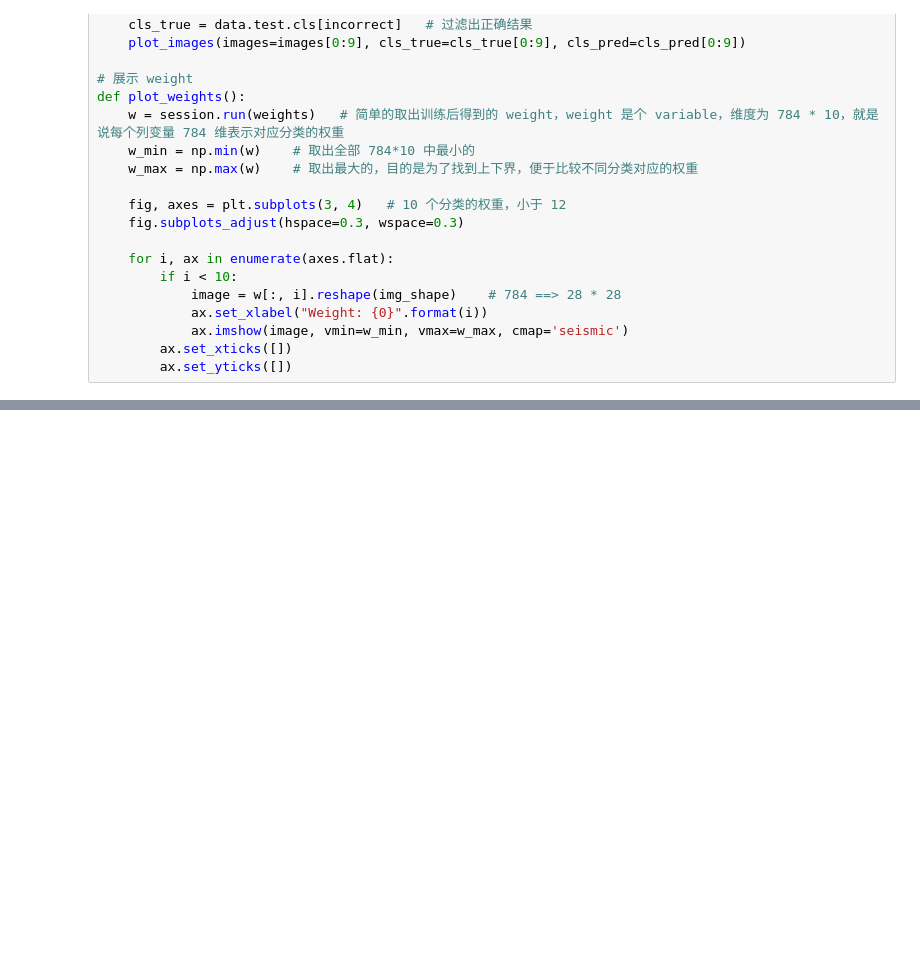
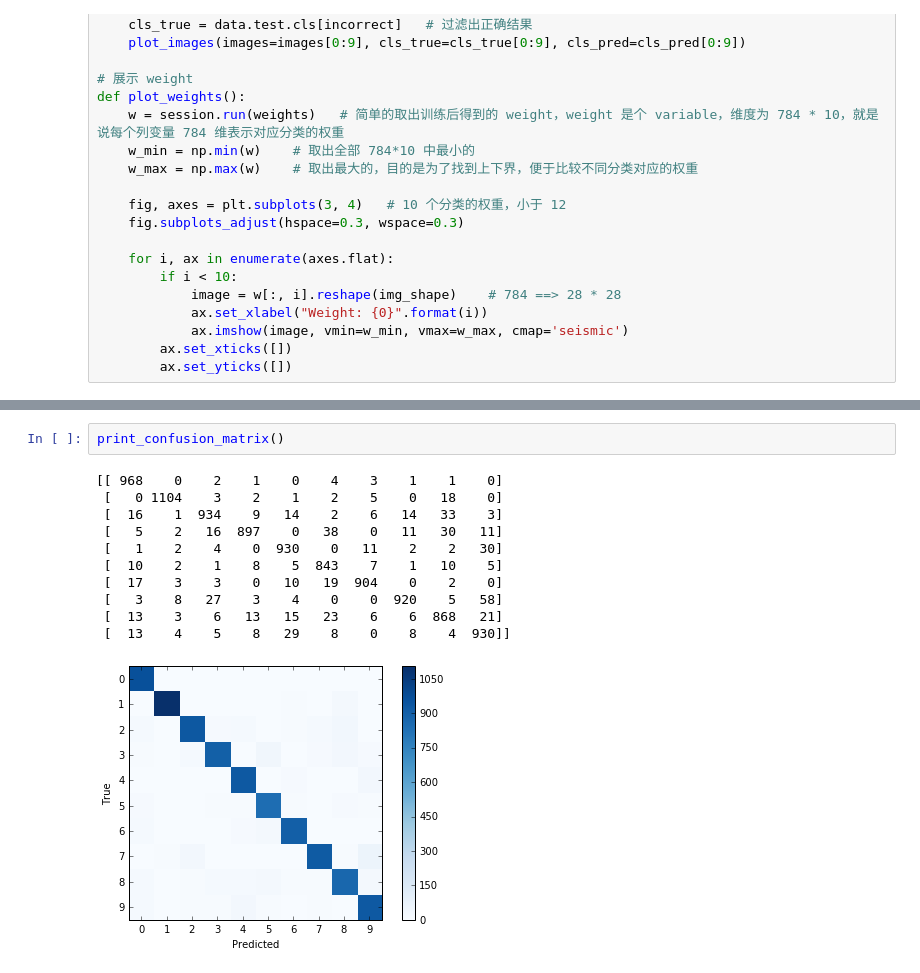
Before and after one commit to ijustloveses/tensorflow_tutorial, a Jupyter notebook: 02_Convolutional_NN.ipynb, the cells around one changed output, grey strips where cells are left out. Drawn from its saved outputs; the diff is of its cells as text; blank space fills up the shorter version.

```diff
--- a/02_Convolutional_NN.ipynb
+++ b/02_Convolutional_NN.ipynb
@@ -260,0 +409,14 @@ print_confusion_matrix()
+# %%
+print_confusion_matrix()
+# %% [output]
+[[ 968    0    2    1    0    4    3    1    1    0]
+ [   0 1104    3    2    1    2    5    0   18    0]
+ [  16    1  934    9   14    2    6   14   33    3]
+ [   5    2   16  897    0   38    0   11   30   11]
+ [   1    2    4    0  930    0   11    2    2   30]
+ [  10    2    1    8    5  843    7    1   10    5]
+ [  17    3    3    0   10   19  904    0    2    0]
+ [   3    8   27    3    4    0    0  920    5   58]
+ [  13    3    6   13   15   23    6    6  868   21]
+ [  13    4    5    8   29    8    0    8    4  930]]
+[figure, added]
```
Also changed, not shown: parts of 46 cells of this notebook, 1 other file.
